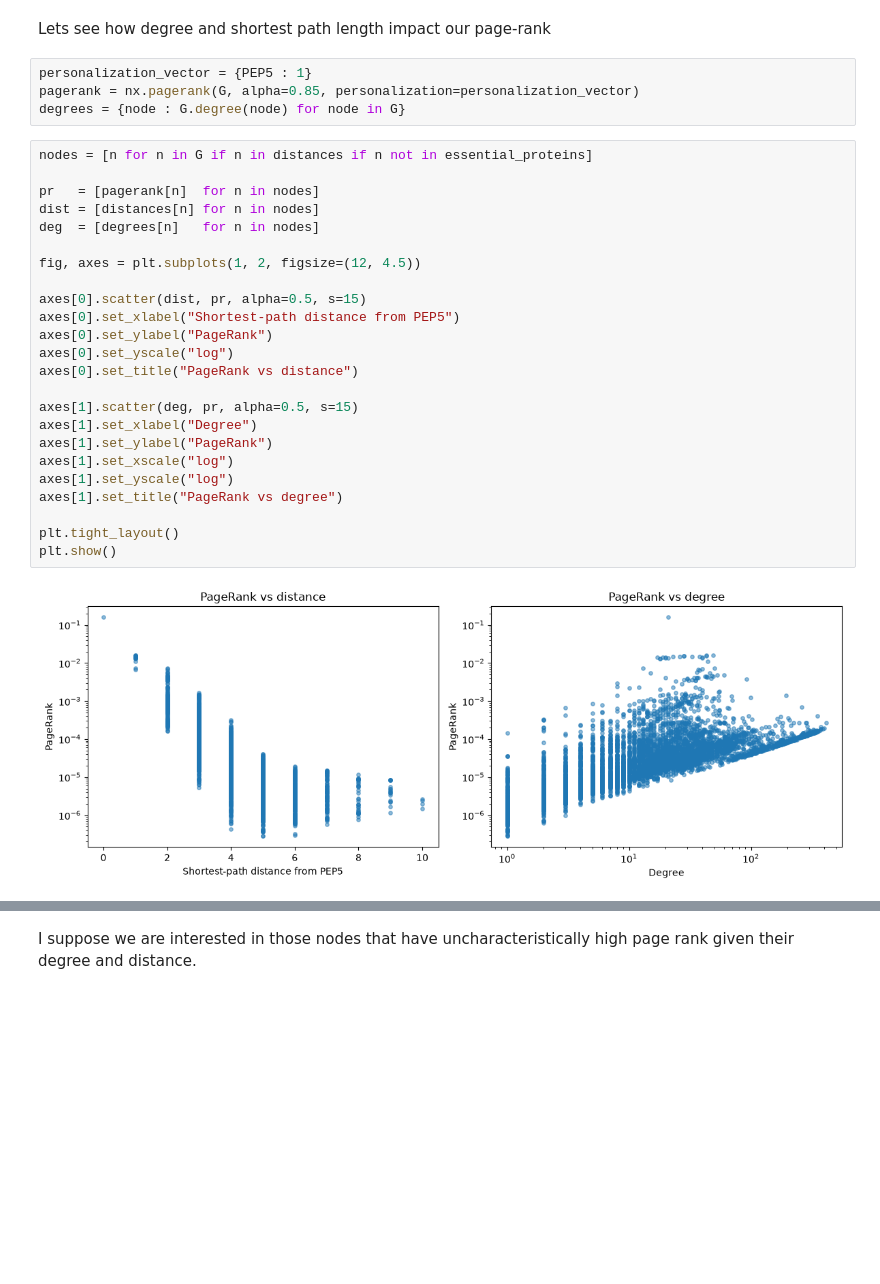
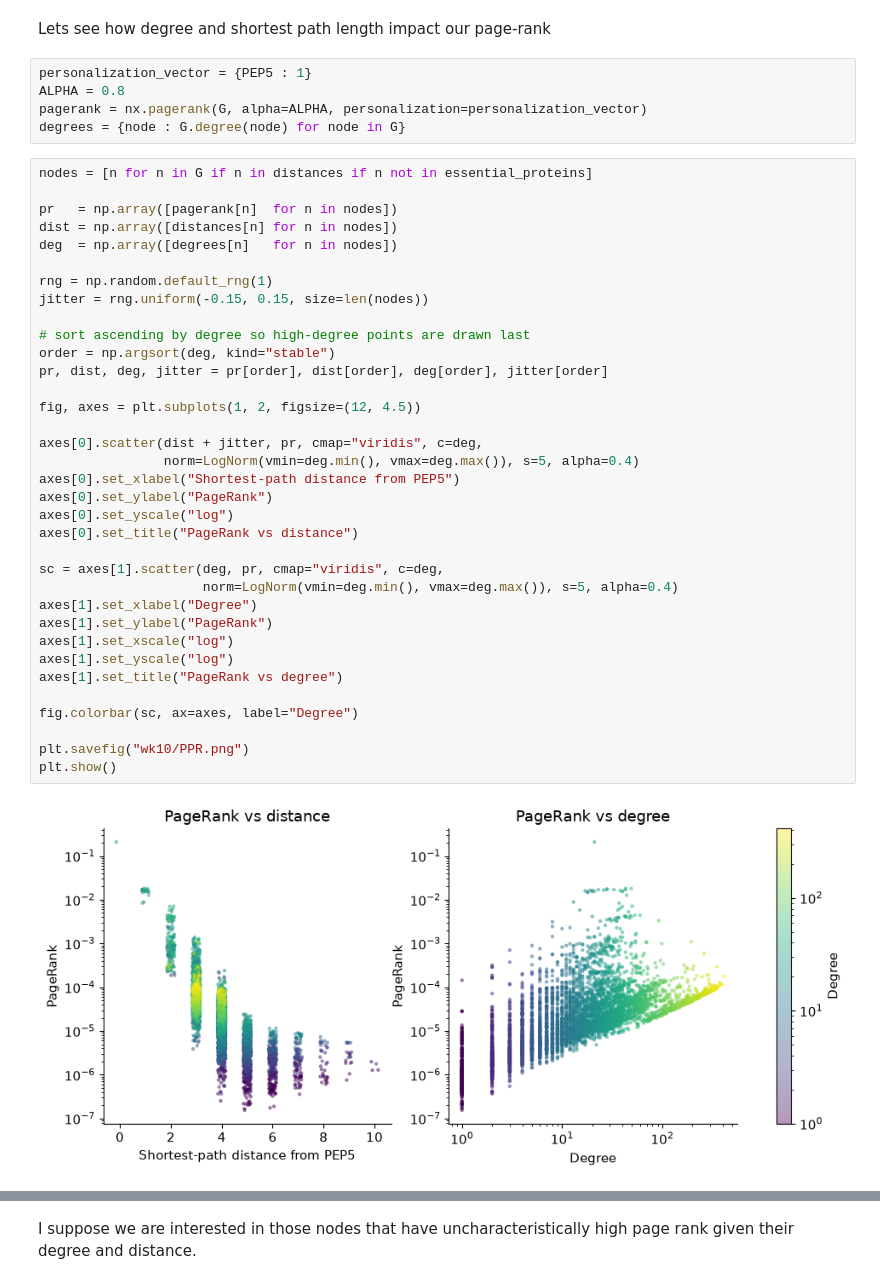
Before and after one commit to orlando2130/Math-3888-group-E, a Jupyter notebook: wk10/page_rank_testing.ipynb, the cells around one changed output, grey strips where cells are left out. Drawn from its saved outputs; the diff is of its cells as text; blank space fills up the shorter version.

Commit message:
figures for report

```diff
--- a/wk10/page_rank_testing.ipynb
+++ b/wk10/page_rank_testing.ipynb
@@ -48,34 +48,46 @@ pep5_community = next(
 Lets see how degree and shortest path length impact our page-rank
 # %%
 personalization_vector = {PEP5 : 1}
-pagerank = nx.pagerank(G, alpha=0.85, personalization=personalization_vector)
+ALPHA = 0.8
+pagerank = nx.pagerank(G, alpha=ALPHA, personalization=personalization_vector)
 degrees = {node : G.degree(node) for node in G}
 # %%
 nodes = [n for n in G if n in distances if n not in essential_proteins]
 
-pr   = [pagerank[n]  for n in nodes]
-dist = [distances[n] for n in nodes]
-deg  = [degrees[n]   for n in nodes]
+pr   = np.array([pagerank[n]  for n in nodes])
+dist = np.array([distances[n] for n in nodes])
+deg  = np.array([degrees[n]   for n in nodes])
+
+rng = np.random.default_rng(1)
+jitter = rng.uniform(-0.15, 0.15, size=len(nodes))
+
+# sort ascending by degree so high-degree points are drawn last
+order = np.argsort(deg, kind="stable")
+pr, dist, deg, jitter = pr[order], dist[order], deg[order], jitter[order]
 
 fig, axes = plt.subplots(1, 2, figsize=(12, 4.5))
 
-axes[0].scatter(dist, pr, alpha=0.5, s=15)
+axes[0].scatter(dist + jitter, pr, cmap="viridis", c=deg,
+                norm=LogNorm(vmin=deg.min(), vmax=deg.max()), s=5, alpha=0.4)
 axes[0].set_xlabel("Shortest-path distance from PEP5")
 axes[0].set_ylabel("PageRank")
 axes[0].set_yscale("log")
 axes[0].set_title("PageRank vs distance")
 
-axes[1].scatter(deg, pr, alpha=0.5, s=15)
+sc = axes[1].scatter(deg, pr, cmap="viridis", c=deg,
+                     norm=LogNorm(vmin=deg.min(), vmax=deg.max()), s=5, alpha=0.4)
 axes[1].set_xlabel("Degree")
 axes[1].set_ylabel("PageRank")
 axes[1].set_xscale("log")
 axes[1].set_yscale("log")
 axes[1].set_title("PageRank vs degree")
 
-plt.tight_layout()
+fig.colorbar(sc, ax=axes, label="Degree")
+
+plt.savefig("wk10/PPR.png")
 plt.show()
 # %% [output]
-[figure, old version]
+[figure, new version]
 # %%
 df = pd.DataFrame({
     "pagerank": [pagerank[n] for n in nodes],
```
Also changed, not shown: parts of 15 cells of this notebook, 11 other files.
